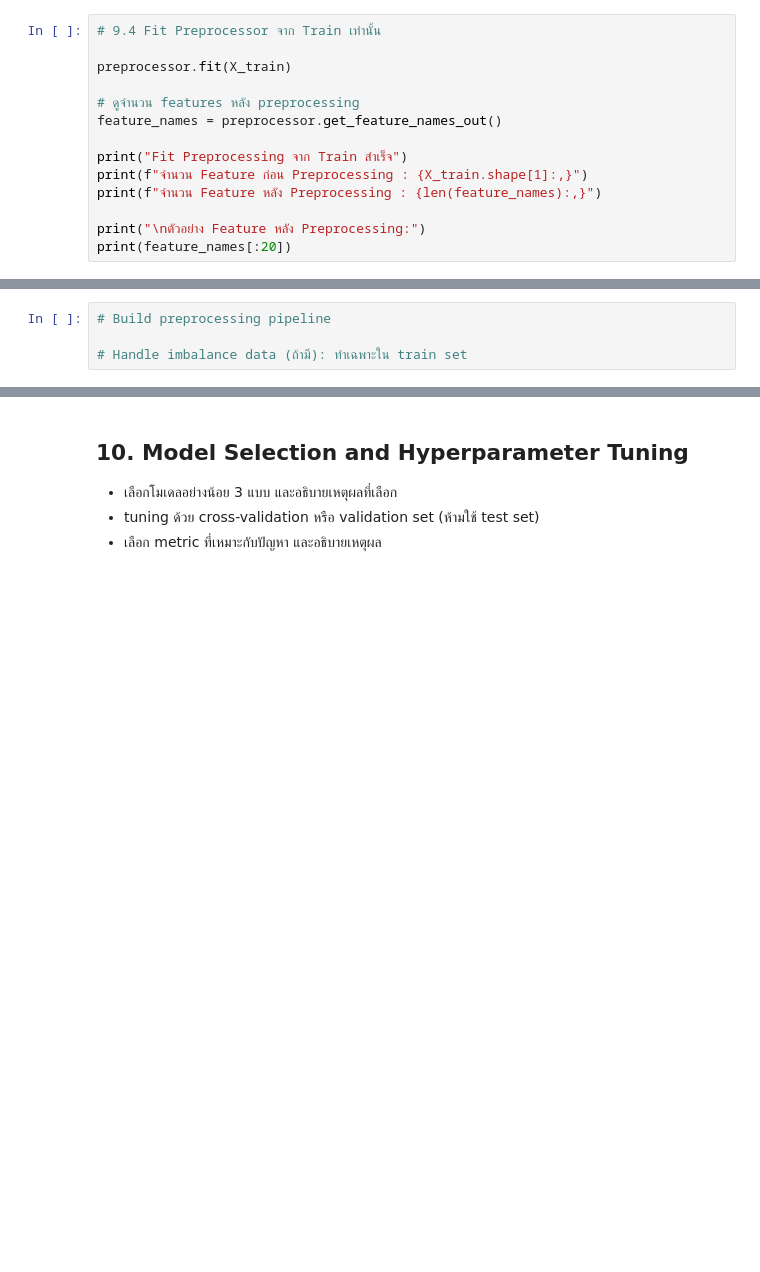
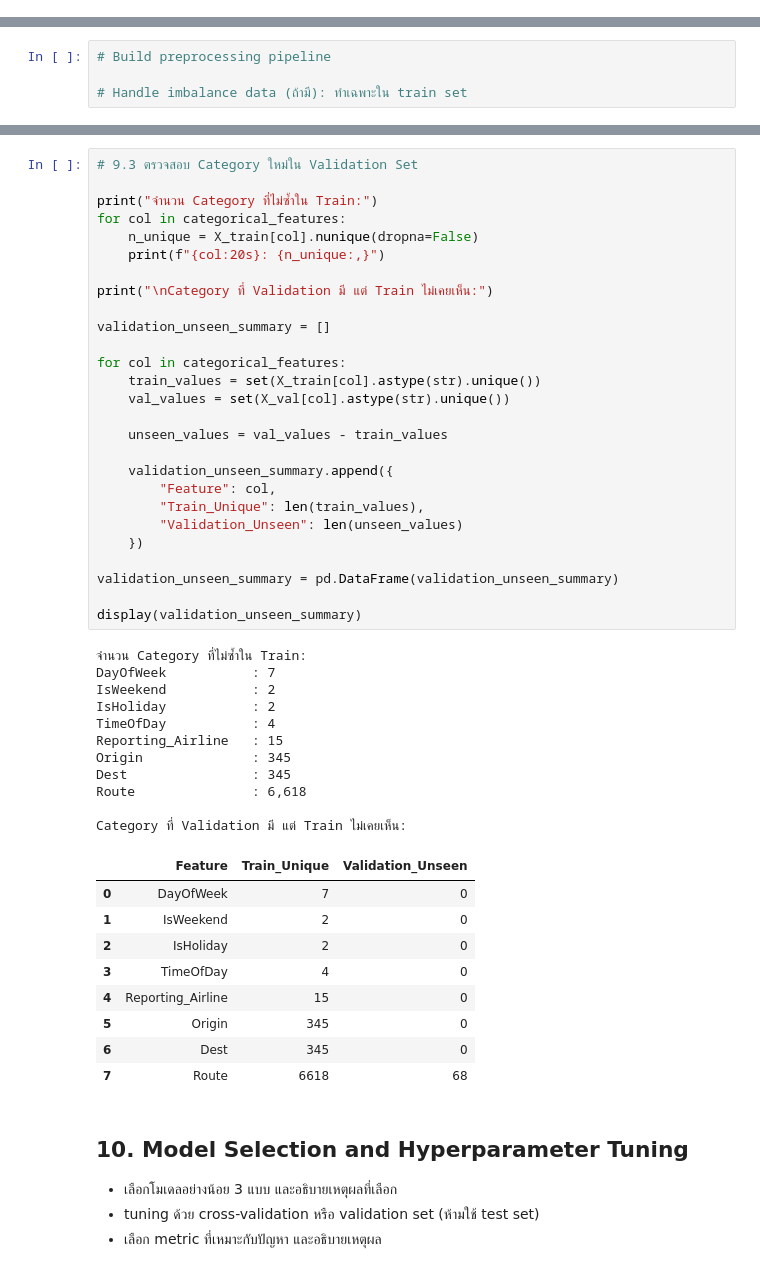
Before and after one commit to prapakronmu/project2_bigdata-G4, a Jupyter notebook: GROUP4_MiniProject_Part2_BigData_ML.ipynb, the cells around one changed output, grey strips where cells are left out. Cells and saved outputs as stored; diff of their text form; blank space fills up the shorter version.

```diff
--- a/GROUP4_MiniProject_Part2_BigData_ML.ipynb
+++ b/GROUP4_MiniProject_Part2_BigData_ML.ipynb
@@ -2086,14 +1898,0 @@ Validation และ Test จะไม่ถูกใช้ในการ fit
-# %%
-# 9.4 Fit Preprocessor จาก Train เท่านั้น
-
-preprocessor.fit(X_train)
-
-# ดูจำนวน features หลัง preprocessing
-feature_names = preprocessor.get_feature_names_out()
-
-print("Fit Preprocessing จาก Train สำเร็จ")
-print(f"จำนวน Feature ก่อน Preprocessing : {X_train.shape[1]:,}")
-print(f"จำนวน Feature หลัง Preprocessing : {len(feature_names):,}")
-
-print("\nตัวอย่าง Feature หลัง Preprocessing:")
-print(feature_names[:20])
@@ -2198,3 +2042,51 @@ Preprocessing Pipeline สามารถเตรียมข้อมูล Nu
+# %%
+# 9.3 ตรวจสอบ Category ใหม่ใน Validation Set
+
+print("จำนวน Category ที่ไม่ซ้ำใน Train:")
+for col in categorical_features:
+    n_unique = X_train[col].nunique(dropna=False)
+    print(f"{col:20s}: {n_unique:,}")
+
+print("\nCategory ที่ Validation มี แต่ Train ไม่เคยเห็น:")
+
+validation_unseen_summary = []
+
+for col in categorical_features:
+    train_values = set(X_train[col].astype(str).unique())
+    val_values = set(X_val[col].astype(str).unique())
+
+    unseen_values = val_values - train_values
+
+    validation_unseen_summary.append({
+        "Feature": col,
+        "Train_Unique": len(train_values),
+        "Validation_Unseen": len(unseen_values)
+    })
+
+validation_unseen_summary = pd.DataFrame(validation_unseen_summary)
+
+display(validation_unseen_summary)
+# %% [output]
+จำนวน Category ที่ไม่ซ้ำใน Train:
+DayOfWeek           : 7
+IsWeekend           : 2
+IsHoliday           : 2
+TimeOfDay           : 4
+Reporting_Airline   : 15
+Origin              : 345
+Dest                : 345
+Route               : 6,618
+
+Category ที่ Validation มี แต่ Train ไม่เคยเห็น:
+|  | Feature | Train_Unique | Validation_Unseen |
+| 0 | DayOfWeek | 7 | 0 |
+| 1 | IsWeekend | 2 | 0 |
+| 2 | IsHoliday | 2 | 0 |
+| 3 | TimeOfDay | 4 | 0 |
+| 4 | Reporting_Airline | 15 | 0 |
+| 5 | Origin | 345 | 0 |
+| 6 | Dest | 345 | 0 |
+| 7 | Route | 6618 | 68 |
 # %% [markdown]
 ## 10. Model Selection and Hyperparameter Tuning
 * เลือกโมเดลอย่างน้อย 3 แบบ และอธิบายเหตุผลที่เลือก
```
Also changed, not shown: parts of 64 cells of this notebook.
